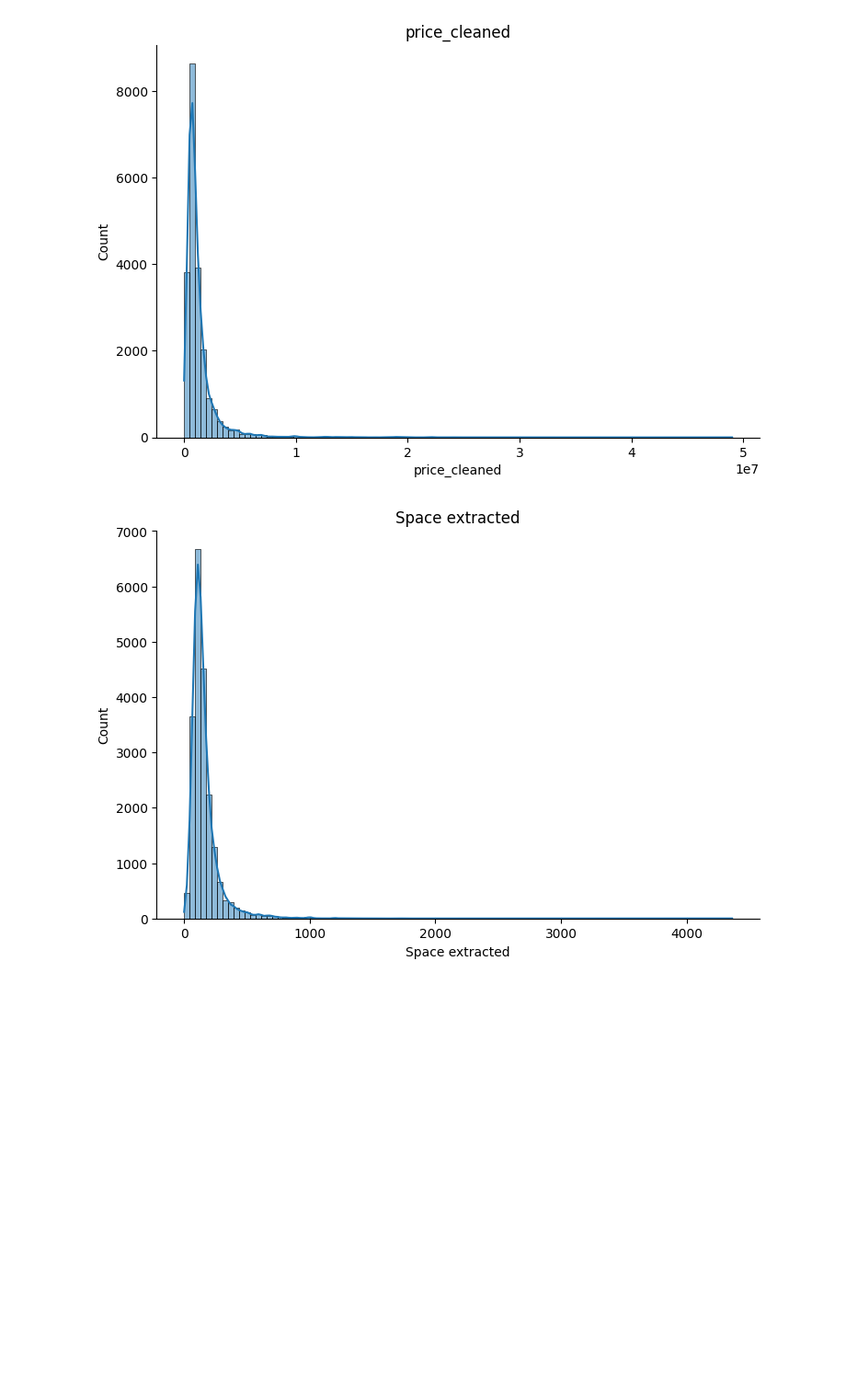
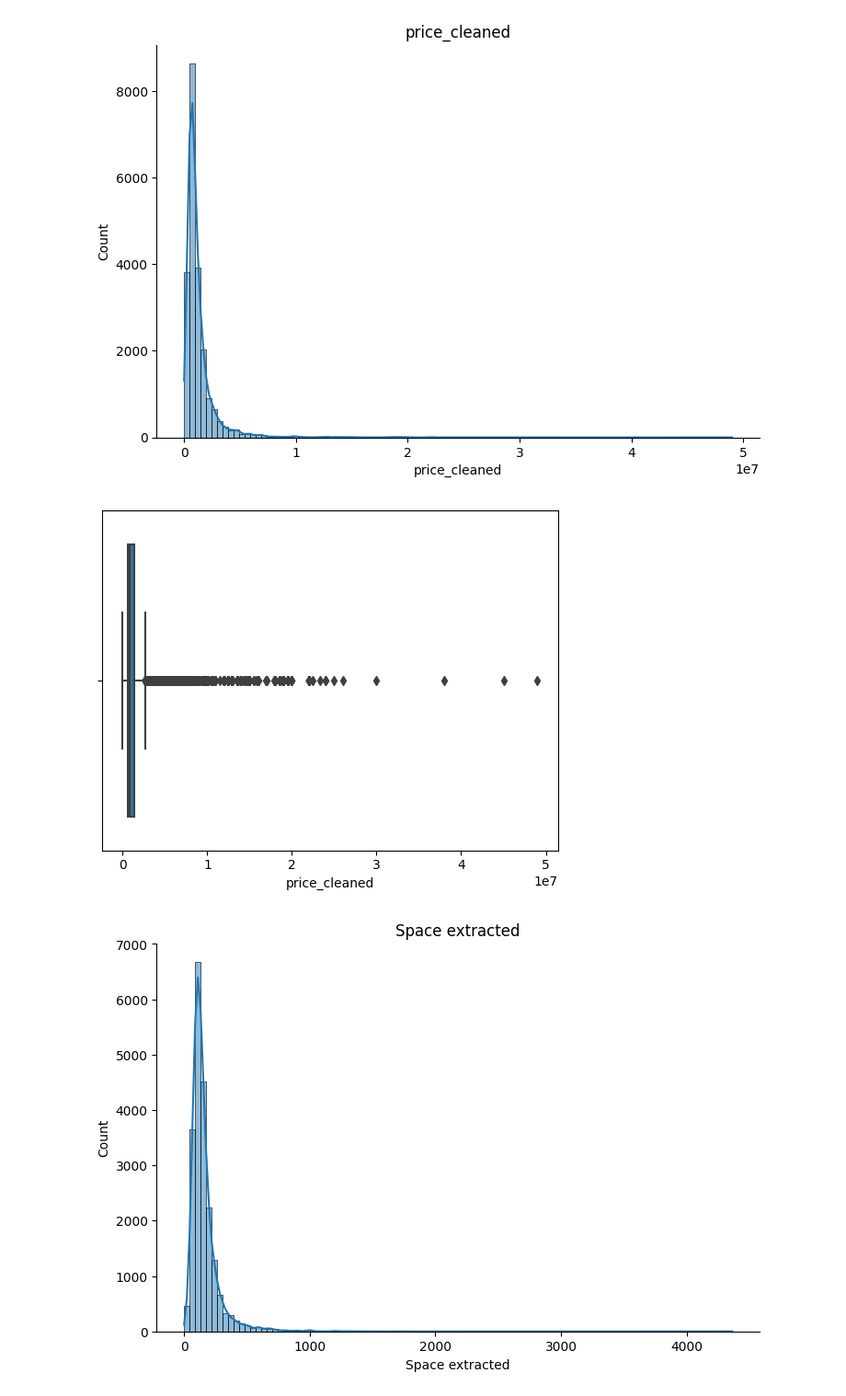
Before and after one commit to alexschillingfhnw/cml1, a Jupyter notebook: Notebooks/eda_alex.ipynb, the cells around one changed output. Shown at 92% size. Cells and saved outputs as stored; diff of their text form; code cells hidden in the pictures; blank space fills up the shorter version.

```diff
--- a/Notebooks/eda_alex.ipynb
+++ b/Notebooks/eda_alex.ipynb
@@ -142,6 +143,11 @@ def scatterplot(df, col1, col2):
 distplot(df, 'price_cleaned', 100)
 # %% [output]
 [figure]
+# %%
+sns.boxplot(x=df['price_cleaned'])
+plt.show()
+# %% [output]
+[figure, added]
 # %%
 distplot(df, 'Space extracted', 100)
 # %% [output]
```
Also changed, not shown: parts of 11 cells of this notebook.
